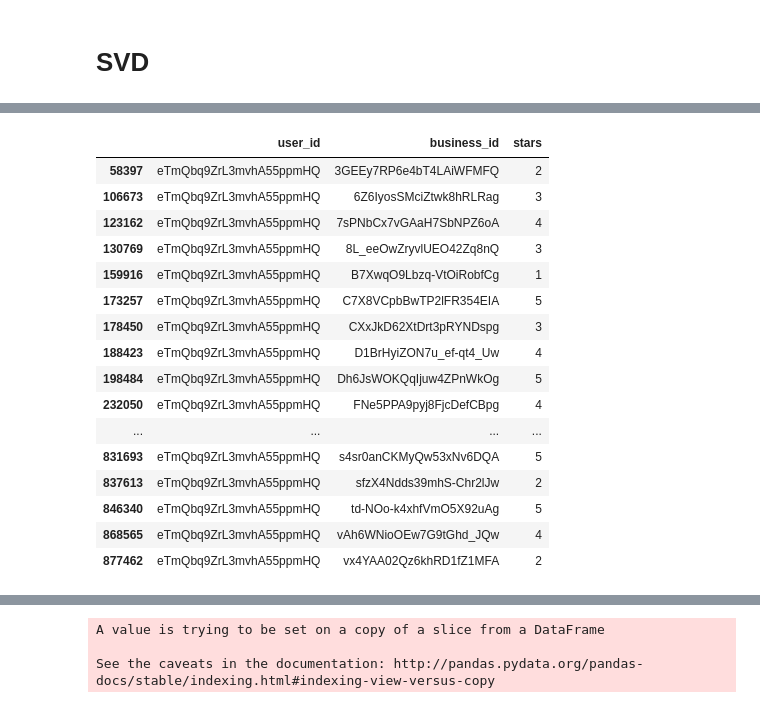
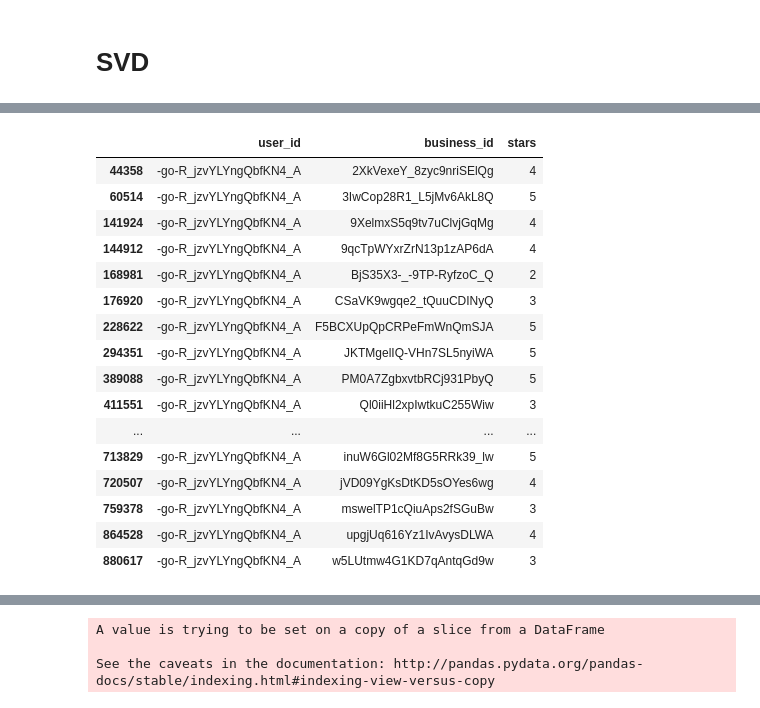
Before and after one commit to Columbia-Intro-Data-Science/python-introduction-zh2290, a Jupyter notebook: Final Project.ipynb, the cells around one changed output, grey strips where cells are left out. Saved outputs shown, nothing was run; the diff lists cells and outputs as text; code cells hidden in the pictures.

```diff
--- a/Final Project.ipynb
+++ b/Final Project.ipynb
@@ -275,21 +247,21 @@ recalls
 # %%
-df_ratings[df_ratings['user_id']=="eTmQbq9ZrL3mvhA55ppmHQ"]
+df_ratings[df_ratings['user_id']=="-go-R_jzvYLYngQbfKN4_A"]
 # %% [output]
 |  | user_id | business_id | stars |
-| 58397 | eTmQbq9ZrL3mvhA55ppmHQ | 3GEEy7RP6e4bT4LAiWFMFQ | 2 |
-| 106673 | eTmQbq9ZrL3mvhA55ppmHQ | 6Z6IyosSMciZtwk8hRLRag | 3 |
-| 123162 | eTmQbq9ZrL3mvhA55ppmHQ | 7sPNbCx7vGAaH7SbNPZ6oA | 4 |
-| 130769 | eTmQbq9ZrL3mvhA55ppmHQ | 8L_eeOwZryvlUEO42Zq8nQ | 3 |
-| 159916 | eTmQbq9ZrL3mvhA55ppmHQ | B7XwqO9Lbzq-VtOiRobfCg | 1 |
-| 173257 | eTmQbq9ZrL3mvhA55ppmHQ | C7X8VCpbBwTP2lFR354EIA | 5 |
-| 178450 | eTmQbq9ZrL3mvhA55ppmHQ | CXxJkD62XtDrt3pRYNDspg | 3 |
-| 188423 | eTmQbq9ZrL3mvhA55ppmHQ | D1BrHyiZON7u_ef-qt4_Uw | 4 |
-| 198484 | eTmQbq9ZrL3mvhA55ppmHQ | Dh6JsWOKQqIjuw4ZPnWkOg | 5 |
-| 232050 | eTmQbq9ZrL3mvhA55ppmHQ | FNe5PPA9pyj8FjcDefCBpg | 4 |
+| 44358 | -go-R_jzvYLYngQbfKN4_A | 2XkVexeY_8zyc9nriSElQg | 4 |
+| 60514 | -go-R_jzvYLYngQbfKN4_A | 3IwCop28R1_L5jMv6AkL8Q | 5 |
+| 141924 | -go-R_jzvYLYngQbfKN4_A | 9XelmxS5q9tv7uClvjGqMg | 4 |
+| 144912 | -go-R_jzvYLYngQbfKN4_A | 9qcTpWYxrZrN13p1zAP6dA | 4 |
+| 168981 | -go-R_jzvYLYngQbfKN4_A | BjS35X3-_-9TP-RyfzoC_Q | 2 |
+| 176920 | -go-R_jzvYLYngQbfKN4_A | CSaVK9wgqe2_tQuuCDINyQ | 3 |
+| 228622 | -go-R_jzvYLYngQbfKN4_A | F5BCXUpQpCRPeFmWnQmSJA | 5 |
+| 294351 | -go-R_jzvYLYngQbfKN4_A | JKTMgelIQ-VHn7SL5nyiWA | 5 |
+| 389088 | -go-R_jzvYLYngQbfKN4_A | PM0A7ZgbxvtbRCj931PbyQ | 5 |
+| 411551 | -go-R_jzvYLYngQbfKN4_A | Ql0iiHl2xpIwtkuC255Wiw | 3 |
 | ... | ... | ... | ... |
-| 831693 | eTmQbq9ZrL3mvhA55ppmHQ | s4sr0anCKMyQw53xNv6DQA | 5 |
-| 837613 | eTmQbq9ZrL3mvhA55ppmHQ | sfzX4Ndds39mhS-Chr2lJw | 2 |
-| 846340 | eTmQbq9ZrL3mvhA55ppmHQ | td-NOo-k4xhfVmO5X92uAg | 5 |
-| 868565 | eTmQbq9ZrL3mvhA55ppmHQ | vAh6WNioOEw7G9tGhd_JQw | 4 |
-| 877462 | eTmQbq9ZrL3mvhA55ppmHQ | vx4YAA02Qz6khRD1fZ1MFA | 2 |
+| 713829 | -go-R_jzvYLYngQbfKN4_A | inuW6Gl02Mf8G5RRk39_lw | 5 |
+| 720507 | -go-R_jzvYLYngQbfKN4_A | jVD09YgKsDtKD5sOYes6wg | 4 |
+| 759378 | -go-R_jzvYLYngQbfKN4_A | mswelTP1cQiuAps2fSGuBw | 3 |
+| 864528 | -go-R_jzvYLYngQbfKN4_A | upgjUq616Yz1IvAvysDLWA | 4 |
+| 880617 | -go-R_jzvYLYngQbfKN4_A | w5LUtmw4G1KD7qAntqGd9w | 3 |
 # %%
```
Also changed, not shown: parts of 37 cells of this notebook.
